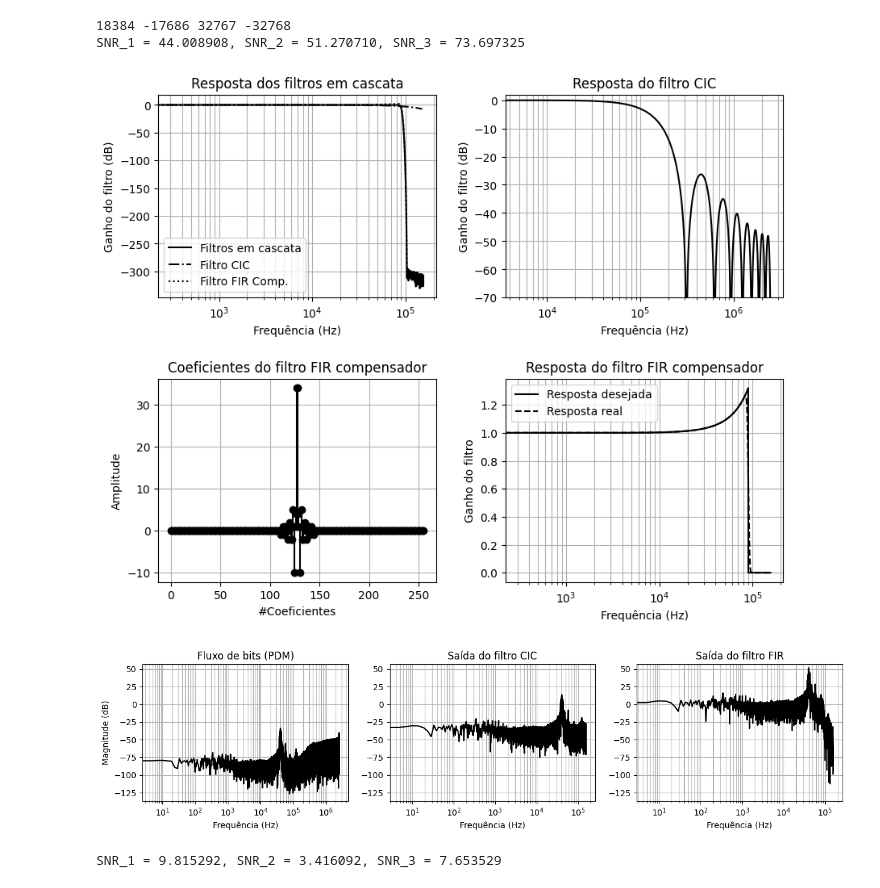
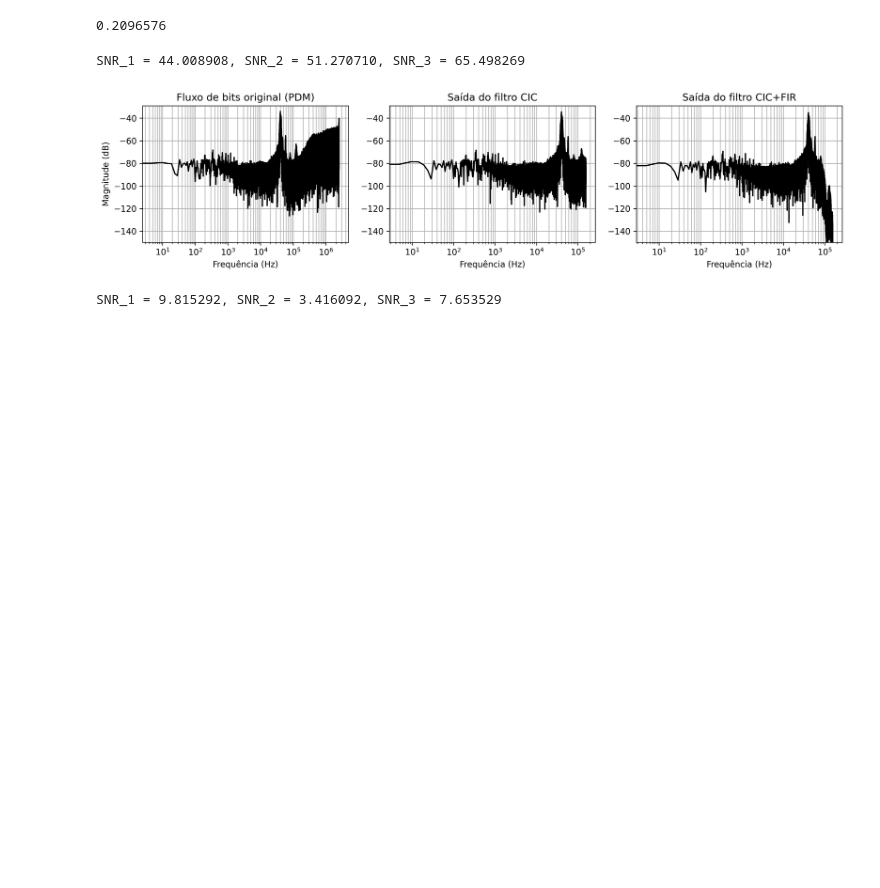
Before and after one commit to Lwao/mems2sd_esp32, a Jupyter notebook: python/PDMSignalProcessing/Filtering.ipynb, the cells around one changed output. Saved outputs shown, nothing was run; the diff lists cells and outputs as text; code cells hidden in the pictures; blank space fills up the shorter version.

```diff
--- a/python/PDMSignalProcessing/Filtering.ipynb
+++ b/python/PDMSignalProcessing/Filtering.ipynb
@@ -107,38 +107,37 @@ def cic_compensator_response(c=2**13, N=3, R=10, M=1, order=31, cutoff=25, att=5
 
             # np.set_printoptions(threshold=sys.maxsize, formatter={'int':hex})
     return fir_coeffs
+# %%
+len(pdm_stream_shrink)/5e6
+# %% [output]
+0.2096576
 # %%
 # wd = r"C:/Users/levyg/Documents/MEGA/Repositories/mems2sd_esp32/python/PDMSignalProcessing/data/"
 # fname = "ultrasound_pdm_10_32bitsample_5000000hz"
 wd = r"C:/Users/levyg/Documents/MEGA/Repositories/mems2sd_esp32/python/PDMSignalProcessing/PDM_C/fir_processing/"
 fname = "clipped_data_bin"
 fs_pdm = 5e6 # pdm sampling frequency
 N = 2        # number of CIC stages
 R = 16       # decimation rate
 M = 1        # differential delay in the comb section stages of the filter
-order = 256   # fir compensator order
+order = 64   # fir compensator order
 
 data_pdm = np.fromfile(wd+fname, dtype=np.uint32)
 pdm_stream = swap_bytes_of_word(data_pdm) # only necessary in Python
 
 pdm_stream = pdm_stream.view(dtype=np.uint8).ravel()
 pdm_stream = np.unpackbits(pdm_stream, axis=0).astype(np.int32)
 pdm_stream_shrink = 2*pdm_stream-1
-# pdm_stream = 2*pdm_stream-1
-# pdm_stream = pdm_stream/np.max(pdm_stream)
 
-fir_coeffs = cic_compensator_response(c=2**6, N=N, R=R, M=M, order=order, cutoff=90e3, att=300, fs=fs_pdm, freq_points=512, plot=1, lang='pt')
+fir_coeffs = cic_compensator_response(c=2**6, N=N, R=R, M=M, order=order, cutoff=90e3, att=300, fs=fs_pdm, freq_points=512, plot=0, lang='pt')
 cic_processed = CIC(decimation_factor=R, stages=N, differential_delay=M).process(pdm_stream_shrink)
-# cic_processed = cic_processed/np.max(cic_processed)
+cic_processed = cic_processed/np.max(cic_processed)
 fir_processed = np.convolve(cic_processed, fir_coeffs, mode='full')
-# fir_processed = fir_processed/np.max(fir_processed)
-print(np.max(fir_processed), np.min(fir_processed), 2**15-1, -2**15)
+fir_processed = fir_processed/np.max(fir_processed)
 pdm_cic_fir_plot(pdm_stream_shrink, cic_processed, fir_processed, fs_pdm, R, lang='pt')
 # %% [output]
-18384 -17686 32767 -32768
-SNR_1 = 44.008908, SNR_2 = 51.270710, SNR_3 = 73.697325
+SNR_1 = 44.008908, SNR_2 = 51.270710, SNR_3 = 65.498269
-[figure, old version]
+[figure, new version]
-[figure, removed]
 # %%
 # np.savetxt("PDM_C/fir_processing/clipped_data_bit", pdm_stream_shrink, fmt="%d")
 # np.savetxt("PDM_C/fir_processing/python_fir_processed", fir_processed, fmt="%d")
```
Also changed, not shown: 39 other files.
